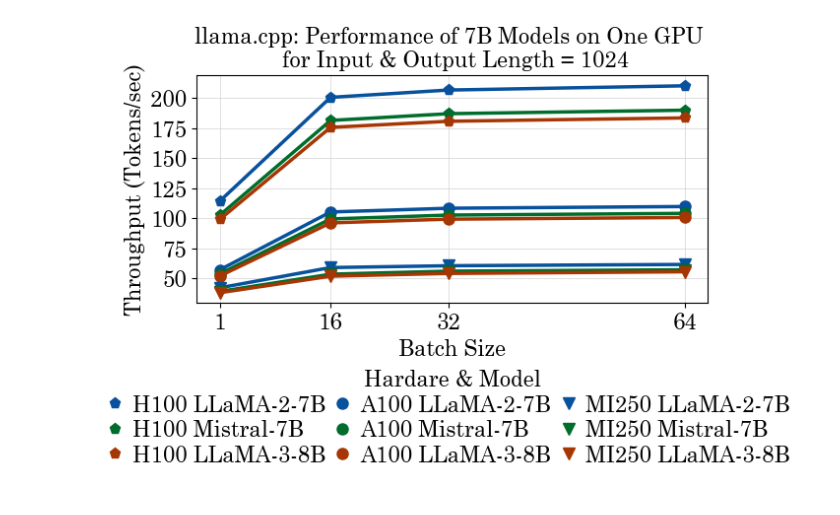
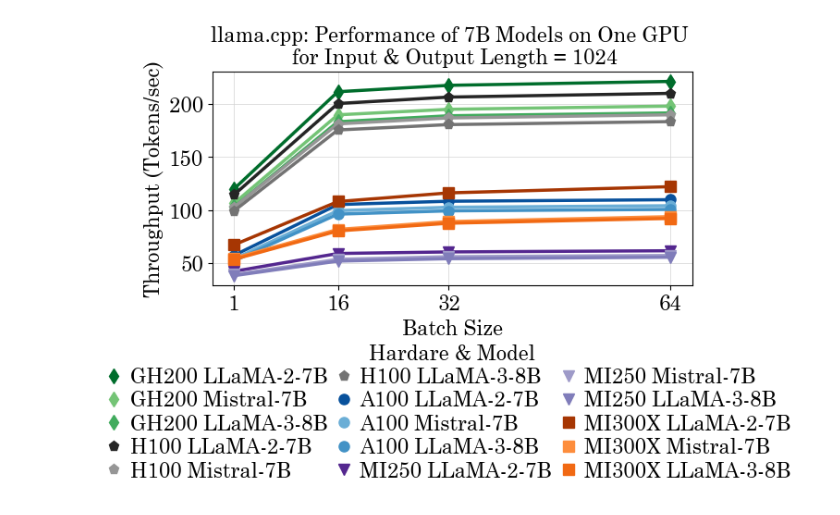
Before and after one commit to argonne-lcf/LLM-Inference-Bench, a Jupyter notebook: Plots/Fig_13/Fig_13.ipynb, the cells around one changed output. Cells and saved outputs as stored; diff of their text form; code cells hidden in the pictures.

```diff
--- a/Plots/Fig_13/Fig_13.ipynb
+++ b/Plots/Fig_13/Fig_13.ipynb
@@ -43,6 +43,7 @@ alias_legend = {
     "Nvidia GH200 GPU": "GH200",
     "Intel PVC GPU": "PVC",
     "AMD MI250 GPU": "MI250",
+    "AMD MI300X GPU": "MI300X",
     "Habana Gaudi2": "Gaudi2",
     "SambaNova SN40L": "SN40L",
     "Weight = fp16, KV Cache = fp16": "{fp16, fp16}",
@@ -59,53 +60,47 @@ symbol_dict = {
     "Nvidia A100 GPU": "o",
     "Nvidia H100 GPU": "p",
     "Nvidia GH200 GPU": "d",
-    "Intel PVC GPU": "s",
+    "AMD MI300X GPU": "s",
     "AMD MI250 GPU": "v",
     "Habana Gaudi2": ">",
     "SambaNova SN40L": "h"
               }
 
 
-# color_dict = {
-
-#     "Nvidia H100 GPU": {"meta-llama/Llama-2-7b-hf":"#08519c",
-#                         "meta-llama/Meta-Llama-3-8B":"#7f2704",
-#                         "mistralai/Mistral-7B-v0.1":"#00441b",
-#                         "Qwen/Qwen2-7B": "#3f007d"},
-
-#     "Nvidia GH200 GPU": {"meta-llama/Llama-2-7b-hf":"#4292c6",
-#                         "meta-llama/Meta-Llama-3-8B":"#a63603",
-#                         "mistralai/Mistral-7B-v0.1":"#006d2c",
-#                         "Qwen/Qwen2-7B": "#54278f"},
-
-#     "Habana Gaudi2": {"meta-llama/Llama-2-7b-hf":"#6baed6",
-#                         "meta-llama/Meta-Llama-3-8B":"#d94801",
-#                         "mistralai/Mistral-7B-v0.1":"#238b45",
-#                         "Qwen/Qwen2-7B": "#6a51a3"},
-
-#     "Nvidia A100 GPU": {"meta-llama/Llama-2-7b-hf":"#9ecae1",
-#                         "meta-llama/Meta-Llama-3-8B":"#f16913",
-#                         "mistralai/Mistral-7B-v0.1":"#41ab5d",
-#                         "Qwen/Qwen2-7B": "#807dba"},
-
-#     "AMD MI250 GPU": {"meta-llama/Llama-2-7b-hf":"#c6dbef",
-#                         "meta-llama/Meta-Llama-3-8B":"#fd8d3c",
-#                         "mistralai/Mistral-7B-v0.1":"#74c476",
-#                         "Qwen/Qwen2-7B": "#9e9ac8"},
 
 
-#     "Intel PVC GPU": {"meta-llama/Llama-2-7b-hf":"#deebf7",
-#                         "meta-llama/Meta-Llama-3-8B":"#fdae6b",
-#                         "mistralai/Mistral-7B-v0.1":"#a1d99b",
-#                         "Qwen/Qwen2-7B": "#bcbddc"},
+# color_dict = {"meta-llama/Llama-2-7b-hf":"#08519c",
+#               "meta-llama/Meta-Llama-3-8B":"#a63603",
+#               "mistralai/Mistral-7B-v0.1":"#006d2c",
+#               "Qwen/Qwen2-7B": "#54278f",
+#               }
 
-# }
 
-color_dict = {"meta-llama/Llama-2-7b-hf":"#08519c",
-              "meta-llama/Meta-Llama-3-8B":"#a63603",
-              "mistralai/Mistral-7B-v0.1":"#006d2c",
-              "Qwen/Qwen2-7B": "#54278f",
-              }
+
+color_dict = {
+    "Nvidia A100 GPU":{"meta-llama/Llama-2-7b-hf":"#08519c",
+                       "meta-llama/Meta-Llama-3-8B":"#4292c6",
+                       "mistralai/Mistral-7B-v0.1":"#6baed6"},
+
+
+    "Nvidia GH200 GPU":{"meta-llama/Llama-2-7b-hf":"#006d2c",
+                       "meta-llama/Meta-Llama-3-8B":"#41ab5d",
+                       "mistralai/Mistral-7B-v0.1":"#74c476"},
+
+
+    "Nvidia H100 GPU":{"meta-llama/Llama-2-7b-hf":"#252525",
+                       "meta-llama/Meta-Llama-3-8B":"#737373",
+                       "mistralai/Mistral-7B-v0.1":"#969696"},
+
+    "AMD MI300X GPU": {"meta-llama/Llama-2-7b-hf":"#a63603",
+                       "meta-llama/Meta-Llama-3-8B":"#f16913",
+                       "mistralai/Mistral-7B-v0.1":"#fd8d3c"},
+
+    "AMD MI250 GPU": {"meta-llama/Llama-2-7b-hf":"#54278f",
+                      "meta-llama/Meta-Llama-3-8B":"#807dba",
+                      "mistralai/Mistral-7B-v0.1":"#9e9ac8"}}
+
+
 
 
 def read_csv_without_header(csv_file):
@@ -154,8 +149,10 @@ def get_data_rows():
     for inp_out in [1024]:
         for numhardware in [1]:
             for framework in ["llama.cpp"]:
-                for hardware in ["Nvidia H100 GPU", "Nvidia A100 GPU", "Nvidia GH200 GPU", "AMD MI250 GPU"]:
-                    for network in ["meta-llama/Llama-2-7b-hf", "mistralai/Mistral-7B-v0.1", "meta-llama/Meta-Llama-3-8B"]:
+                for hardware in ["Nvidia GH200 GPU", "Nvidia H100 GPU", "Nvidia A100 GPU", "AMD MI250 GPU", "AMD MI300X GPU"]:
+                    for network in ["meta-llama/Llama-2-7b-hf",
+                                    "mistralai/Mistral-7B-v0.1",
+                                    "meta-llama/Meta-Llama-3-8B"]:
                         batch_row = []
                         for batch in [1, 16, 32, 64]:
                             throughput = get_matching_row(hardware, numhardware, framework, network, inp_out, batch)
@@ -165,7 +162,7 @@ def get_data_rows():
                             results_data.append(batch_row)
                             legends.append(alias_legend[hardware] + " " + alias_legend[network])
                             symbols.append(symbol_dict[hardware])
-                            colors.append(color_dict[network])
+                            colors.append(color_dict[hardware][network])
 
     x_axis_labels = [1, 16, 32, 64]
 
@@ -199,6 +196,11 @@ def plot_multiple_lines(lines_data, x_axis_labels, legends, colors, symbols, tit
     plt.xlabel(xlabel, fontsize = fontsize)
     plt.ylabel(ylabel, fontsize = fontsize)
 
+#     plt.yscale('log')
+#     plt.xscale('log', base = 2)
+#     plt.grid(True, which="both", ls="-", color='0.85')
+
+
     plt.xticks(x_axis_labels, fontsize = fontsize)
     plt.yticks(fontsize = fontsize)
 
@@ -208,7 +210,7 @@ def plot_multiple_lines(lines_data, x_axis_labels, legends, colors, symbols, tit
 
     plt.gca().yaxis.set_major_formatter(FuncFormatter(thousands_formatter))
 
-    plt.legend(title=legend_title, loc='lower center', bbox_to_anchor=(0.5, -0.8),
+    plt.legend(title=legend_title, loc='lower center', bbox_to_anchor=(0.5, -1.0),
                ncol=n_cols_legend, fontsize = legend_fontsize, title_fontsize = fontsize, frameon = False,
                handlelength = 0, labelspacing = labelspacing, columnspacing = columnspacing)
 
@@ -217,31 +219,31 @@ def plot_multiple_lines(lines_data, x_axis_labels, legends, colors, symbols, tit
 
 
 lines_data, x_axis_labels, legends, colors, symbols = get_data_rows()
 
 plot_title = "llama.cpp: Performance of 7B Models on One GPU \n for Input & Output Length = 1024"
 x_axis_title = "Batch Size"
 y_axis_title = "Throughput (Tokens/sec)"
 
 linewidth = 2.5
 markersize = 8
 fontsize = 16
 legend_fontsize = 16
 
 n_cols_legend = 3
 
 fig_plot_length = 6.7
 fig_plot_height = 3
 
 labelspacing = 0.2
 columnspacing = 0.8
 
 legend_title = "Hardare & Model"
 
 save_pdf = "llama_cpp_7B_Batch_size_across_hardware.pdf"
 
 plot_multiple_lines(lines_data, x_axis_labels, legends, colors, symbols,
                     plot_title, x_axis_title, y_axis_title,
                     linewidth, markersize, fontsize, legend_fontsize, n_cols_legend,
                     fig_plot_length, fig_plot_height, legend_title, save_pdf, labelspacing, columnspacing)
 # %% [output]
-[figure, old version]
+[figure, new version]
```
Also changed, not shown: 23 other files.
